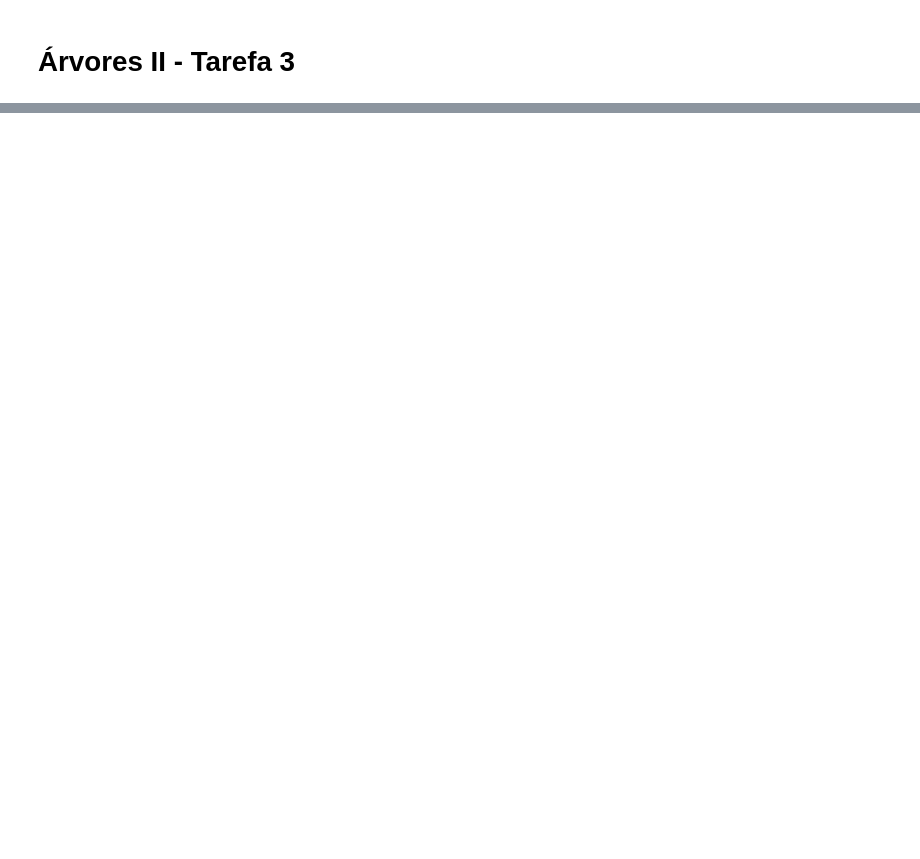
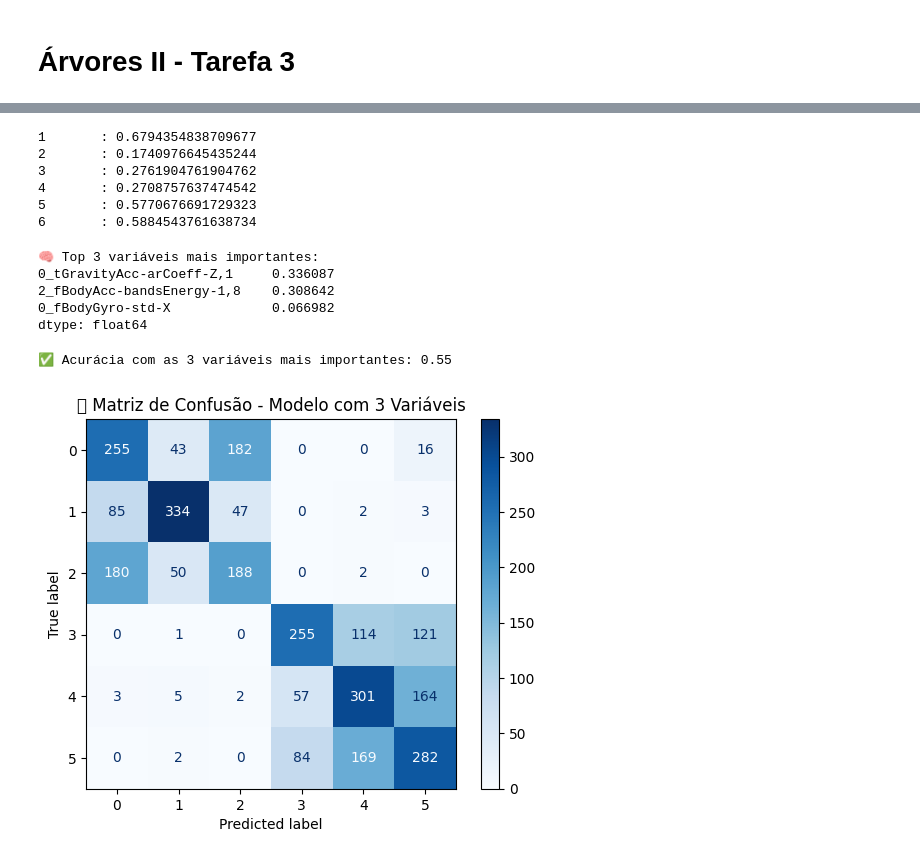
Before and after one commit to andresucharskicarneiro/ebac_ciencia_dados, a Jupyter notebook: Projeto_31_Insights_Ativ_Humanas_Sensores_Smartphones_V2/Projeto_31_Insights_Ativ_Humanas_Sensores_SmartphonesV2.ipynb, the cells around one changed output, grey strips where cells are left out. Saved outputs shown, nothing was run; the diff lists cells and outputs as text; code cells hidden in the pictures; blank space fills up the shorter version.

```diff
--- a/Projeto_31_Insights_Ativ_Humanas_Sensores_Smartphones_V2/Projeto_31_Insights_Ativ_Humanas_Sensores_SmartphonesV2.ipynb
+++ b/Projeto_31_Insights_Ativ_Humanas_Sensores_Smartphones_V2/Projeto_31_Insights_Ativ_Humanas_Sensores_SmartphonesV2.ipynb
@@ -586,0 +235,15 @@ Este projeto mostra que, com ajustes na seleção de variáveis e uso eficiente
+# %%
+cm = confusion_matrix(y_true=y_test,y_pred=y_pred)
+print(clf.classes_[0],"      :",cm[0,0]/cm.sum(axis=1)[0])
+print(clf.classes_[1],"      :",cm[1,1]/cm.sum(axis=1)[1])
+print(clf.classes_[2],"      :",cm[2,2]/cm.sum(axis=1)[2])
+print(clf.classes_[3],"      :",cm[3,3]/cm.sum(axis=1)[3])
+print(clf.classes_[4],"      :",cm[4,4]/cm.sum(axis=1)[4])
+print(clf.classes_[5],"      :",cm[5,5]/cm.sum(axis=1)[5])
+# %% [output]
+1       : 0.6794354838709677
+2       : 0.1740976645435244
+3       : 0.2761904761904762
+4       : 0.2708757637474542
+5       : 0.5770676691729323
+6       : 0.5884543761638734
@@ -586,0 +262,45 @@ Este projeto mostra que, com ajustes na seleção de variáveis e uso eficiente
+# %%
+clf_bin = DecisionTreeClassifier(min_samples_leaf=20, max_depth=4, random_state=42)
+clf_bin.fit(X_train_feats, y_train_bin)
+
+# Verificando importância das variáveis
+importances = pd.Series(clf_bin.feature_importances_, index=X_train_feats.columns)
+top3_features = importances.sort_values(ascending=False).head(3)
+print("🧠 Top 3 variáveis mais importantes:")
+print(top3_features)
+# %% [output]
+🧠 Top 3 variáveis mais importantes:
+0_tGravityAcc-arCoeff-Z,1     0.336087
+2_fBodyAcc-bandsEnergy-1,8    0.308642
+0_fBodyGyro-std-X             0.066982
+dtype: float64
+# %%
+selected_cols = top3_features.index.tolist()
+
+# Subconjunto dos dados com as 3 variáveis
+X_train_top3 = X_train[selected_cols]
+X_test_top3 = X_test[selected_cols]
+
+# Usando os rótulos originais (multi-classe)
+y_train_multiclass = X_train['activity']
+y_test_multiclass = X_test['activity']
+
+# Treinando modelo final
+clf_final = DecisionTreeClassifier(min_samples_leaf=20, random_state=42)
+clf_final.fit(X_train_top3, y_train_multiclass)
+
+# Previsões e avaliação
+y_pred_final = clf_final.predict(X_test_top3)
+accuracy_final = accuracy_score(y_test_multiclass, y_pred_final)
+
+print(f"\n✅ Acurácia com as 3 variáveis mais importantes: {accuracy_final:.2f}")
+# %% [output]
+✅ Acurácia com as 3 variáveis mais importantes: 0.55
+# %%
+cm_final = confusion_matrix(y_test_multiclass, y_pred_final)
+disp = ConfusionMatrixDisplay(confusion_matrix=cm_final)
+disp.plot(cmap='Blues')
+plt.title("📉 Matriz de Confusão - Modelo com 3 Variáveis")
+plt.show()
+# %% [output]
+[figure, added]
```
Also changed, not shown: parts of 34 cells of this notebook.
